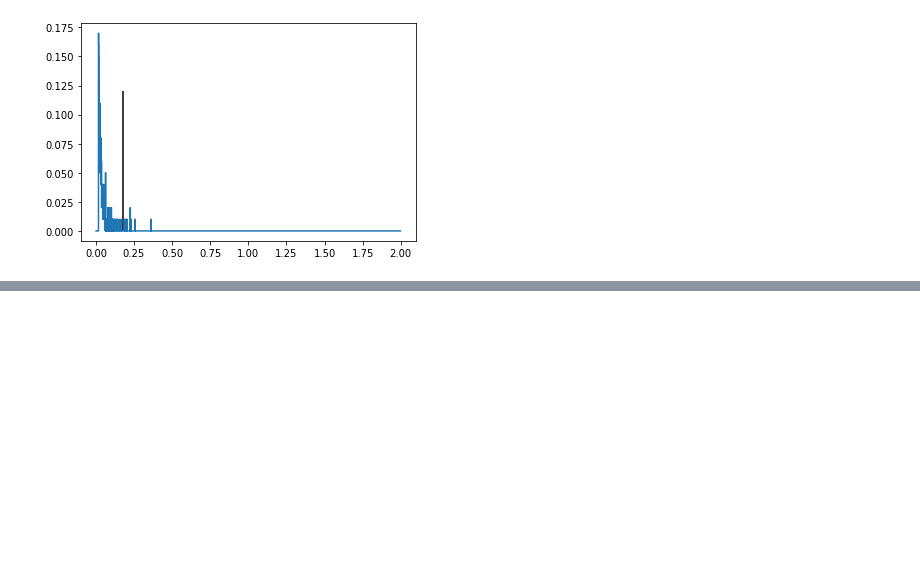
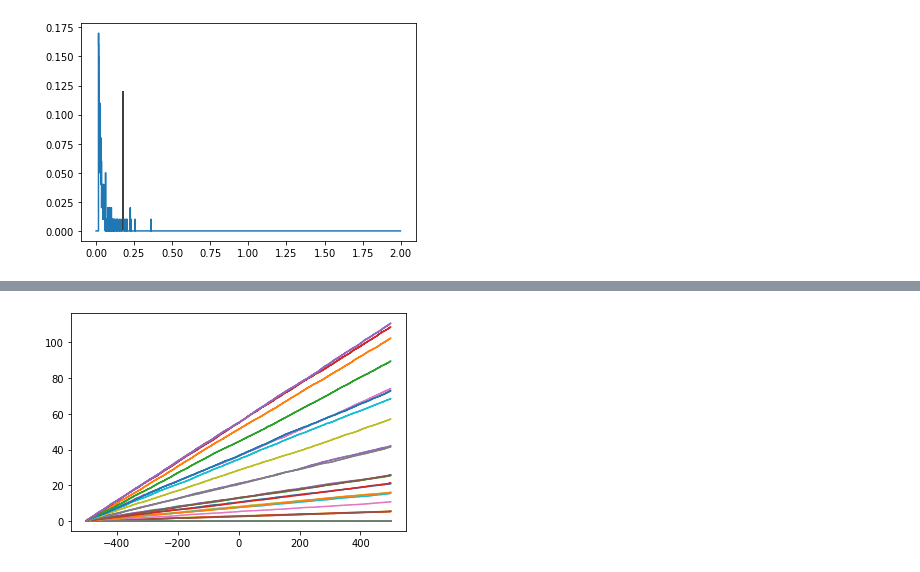
Before and after one commit to Zelenyy/phd-code, a Jupyter notebook: notebooks/21.RREA_1.ipynb, the cells around one changed output, grey strips where cells are left out. Cells and saved outputs as stored; diff of their text form; code cells hidden in the pictures; blank space fills up the shorter version.

```diff
--- a/notebooks/21.RREA_1.ipynb
+++ b/notebooks/21.RREA_1.ipynb
@@ -127,0 +128,23 @@ plt.plot(item.hist)
+# %%
+def get_data_z(path, field = 0.0, height = 0.0):
+    result = []
+    bins = np.arange(-500.0, 501, 1)
+    with tables.open_file(path) as h5file:
+        for group in h5file.root:
+            table = h5file.get_node(group, "stacking_simple")
+            if select_data(table, field, height):
+                data = table.read()
+                energy =  table.attrs["values_macros_energy"]
+                number =  table.attrs["values_macros_number"]
+                temp, _ = np.histogram(data["z"], bins=bins)
+                temp = np.cumsum(temp)
+                result.append(CEData(number, energy, temp))
+    return result
+# %%
+z_list = get_data_z(path, field=9e-4)
+# %%
+bins = np.arange(-500.0, 501, 1)
+for item in z_list:
+    plt.step(bins[:-1], item.hist/item.number)
+# %% [output]
+[figure, added]
```
Also changed, not shown: parts of 5 cells of this notebook, 5 other files.
